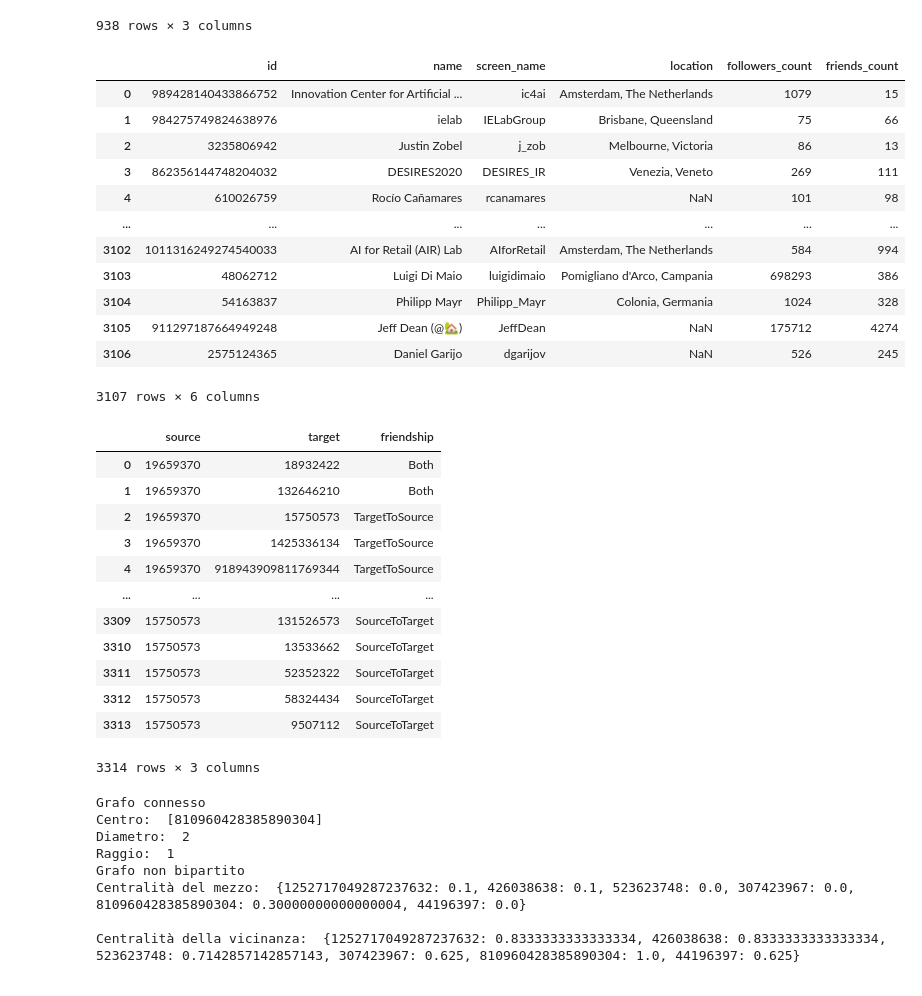
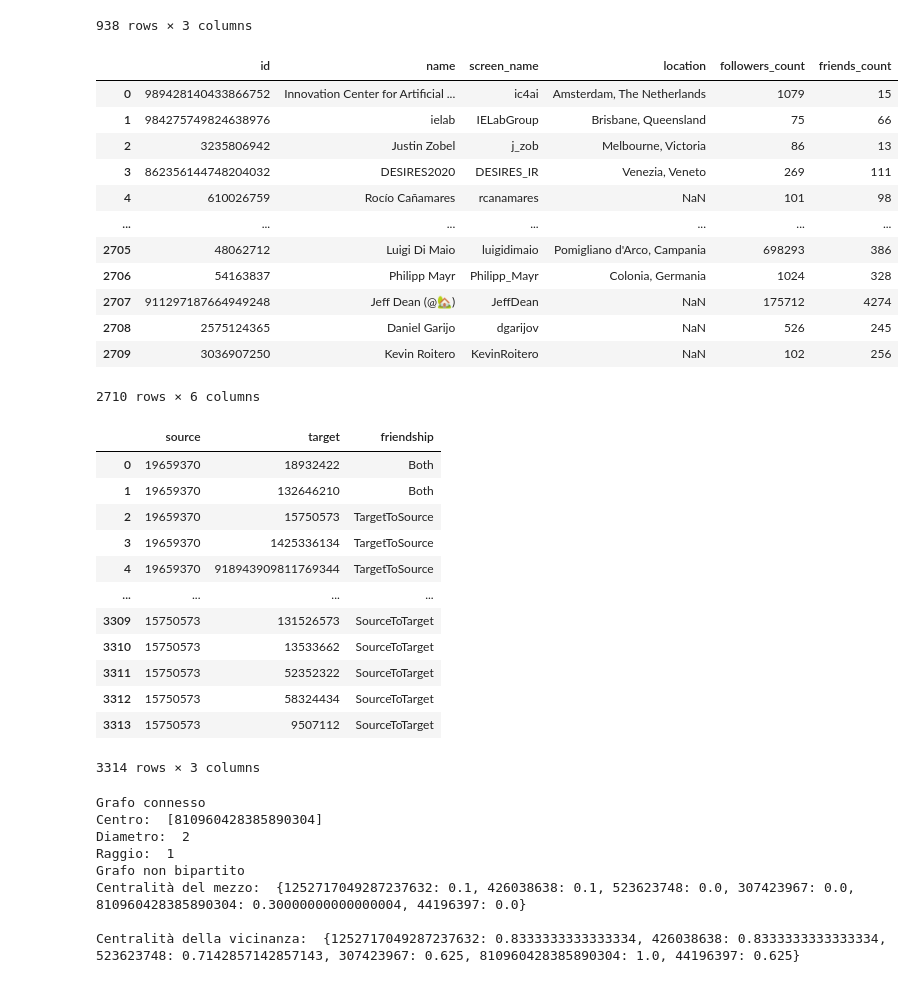
Before and after one commit to Uniud-IoT/ProgettoSC2020, a Jupyter notebook: Progetto.ipynb, the cells around one changed output. Cells and saved outputs as stored; diff of their text form; code cells hidden in the pictures.

Commit message:
cheap

```diff
--- a/Progetto.ipynb
+++ b/Progetto.ipynb
@@ -292,37 +292,37 @@ for index, row in dfUsersFriendship.iterrows():
 
 nx.write_gpickle(graph,"data/orientedGraph.pkl")
 # %%
-dfUsersDetails = pd.read_csv("usersDetailsULTIMATE.csv")
+dfUsersDetails = pd.read_csv("usersDetailsCheap.csv")
 dfUsersFriendship = pd.read_csv("sourceTargetULTIMATE.csv")
 display(dfUsersDetails)
 display(dfUsersFriendship)
 
 graph = nx.Graph()
 
 #aggiunta membri gruppo come attributi
 graph.graph["members"] = ["Luca","Thomas","Agustin","Edoardo"]
 
 for index,row in dfUsersDetails.iterrows():
     graph.add_node(row['id'], label = row['screen_name'],location = row['location'],followers_count = row['followers_count'],friends_count = row['friends_count'])
 
-for index, row in dfUsersFriendship.iterrows():
-    graph.add_edge(row["source"], row["target"],weight = 1,id = index)
+for index,row in dfUsersFriendship.iterrows():
+    graph.add_edge(row["source"], row["target"],id = index)
 
 nx.write_gpickle(graph,"data/unOrientedGraph.pkl")
 # %% [output]
 |  | id | name | screen_name | location | followers_count | friends_count |
 | 0 | 989428140433866752 | Innovation Center for Artificial ... | ic4ai | Amsterdam, The Netherlands | 1079 | 15 |
 | 1 | 984275749824638976 | ielab | IELabGroup | Brisbane, Queensland | 75 | 66 |
 | 2 | 3235806942 | Justin Zobel | j_zob | Melbourne, Victoria | 86 | 13 |
 | 3 | 862356144748204032 | DESIRES2020 | DESIRES_IR | Venezia, Veneto | 269 | 111 |
 | 4 | 610026759 | Rocío Cañamares | rcanamares | NaN | 101 | 98 |
 | ... | ... | ... | ... | ... | ... | ... |
-| 3102 | 1011316249274540033 | AI for Retail (AIR) Lab | AIforRetail | Amsterdam, The Netherlands | 584 | 994 |
-| 3103 | 48062712 | Luigi Di Maio | luigidimaio | Pomigliano d'Arco, Campania | 698293 | 386 |
-| 3104 | 54163837 | Philipp Mayr | Philipp_Mayr | Colonia, Germania | 1024 | 328 |
-| 3105 | 911297187664949248 | Jeff Dean (@🏡) | JeffDean | NaN | 175712 | 4274 |
-| 3106 | 2575124365 | Daniel Garijo | dgarijov | NaN | 526 | 245 |
+| 2705 | 48062712 | Luigi Di Maio | luigidimaio | Pomigliano d'Arco, Campania | 698293 | 386 |
+| 2706 | 54163837 | Philipp Mayr | Philipp_Mayr | Colonia, Germania | 1024 | 328 |
+| 2707 | 911297187664949248 | Jeff Dean (@🏡) | JeffDean | NaN | 175712 | 4274 |
+| 2708 | 2575124365 | Daniel Garijo | dgarijov | NaN | 526 | 245 |
+| 2709 | 3036907250 | Kevin Roitero | KevinRoitero | NaN | 102 | 256 |
-3107 rows × 6 columns
+2710 rows × 6 columns
 |  | source | target | friendship |
 | 0 | 19659370 | 18932422 | Both |
 | 1 | 19659370 | 132646210 | Both |
```
Also changed, not shown: parts of 2 cells of this notebook, 4 other files.
